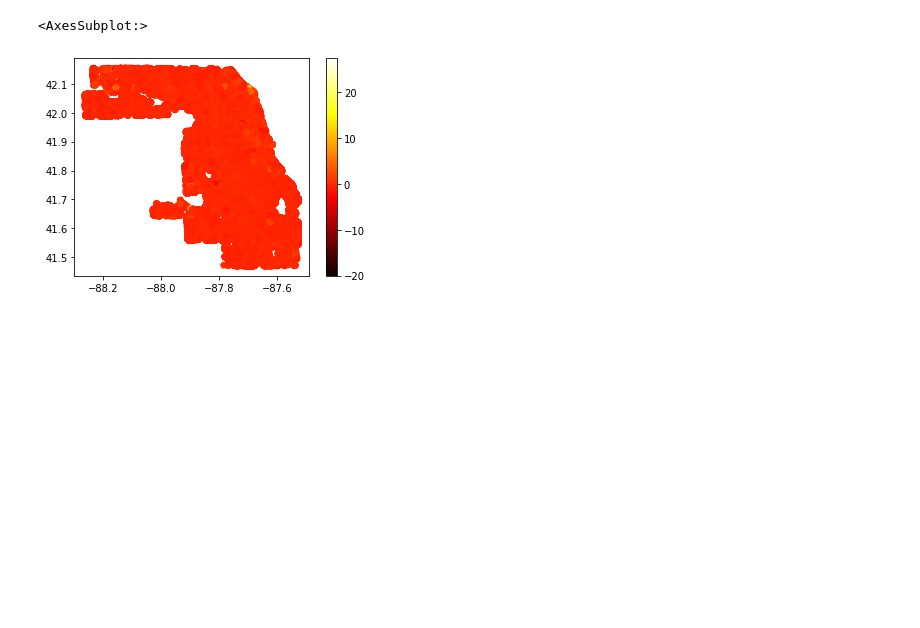
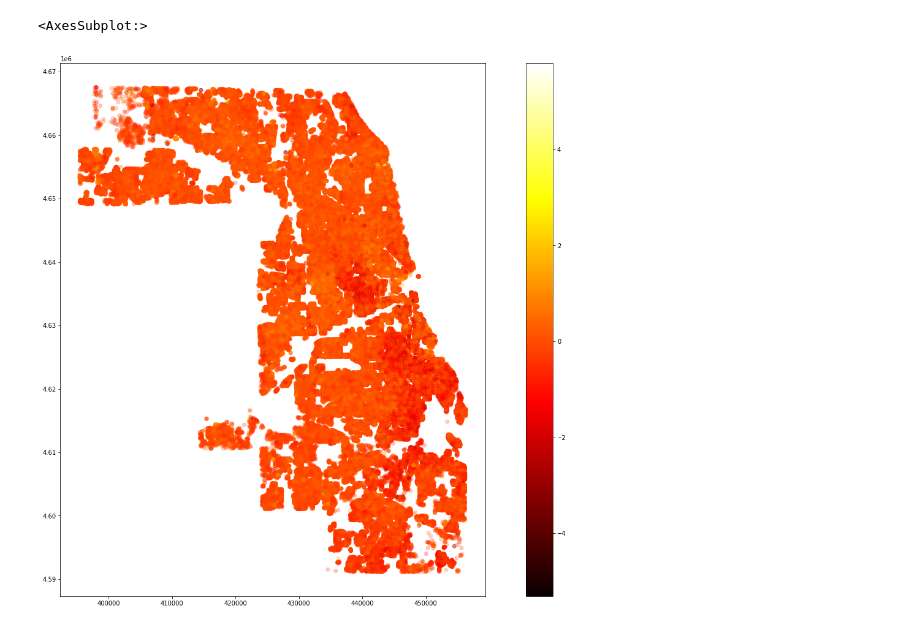
Before and after one commit to alexandermichels/ChicagoHousingModels, a Jupyter notebook: OLS.ipynb, the cells around one changed output. Cells and saved outputs as stored; diff of their text form; code cells hidden in the pictures; blank space fills up the shorter version.

```diff
--- a/OLS.ipynb
+++ b/OLS.ipynb
@@ -93,8 +95,10 @@ q_q_plot(ols.resid)
 # %%
 gdf = gpd.GeoDataFrame(df, geometry=gpd.points_from_xy(df.Longitude, df.Latitude))
+gdf = gdf.set_crs("EPSG:4326")
+gdf = gdf.to_crs("EPSG:26916")
 # %%
-gdf.plot(column=ols.resid, cmap="hot", legend=True
-         alpha=0.5, figsize=(12,8))
+gdf.plot(column=ols.resid, cmap="hot", legend=True,
+         alpha=0.25, figsize=(24,16))
 # %% [output]
 <AxesSubplot:>
-[figure, old version]
+[figure, new version]
```
Also changed, not shown: parts of 10 cells of this notebook, 5 other files.
